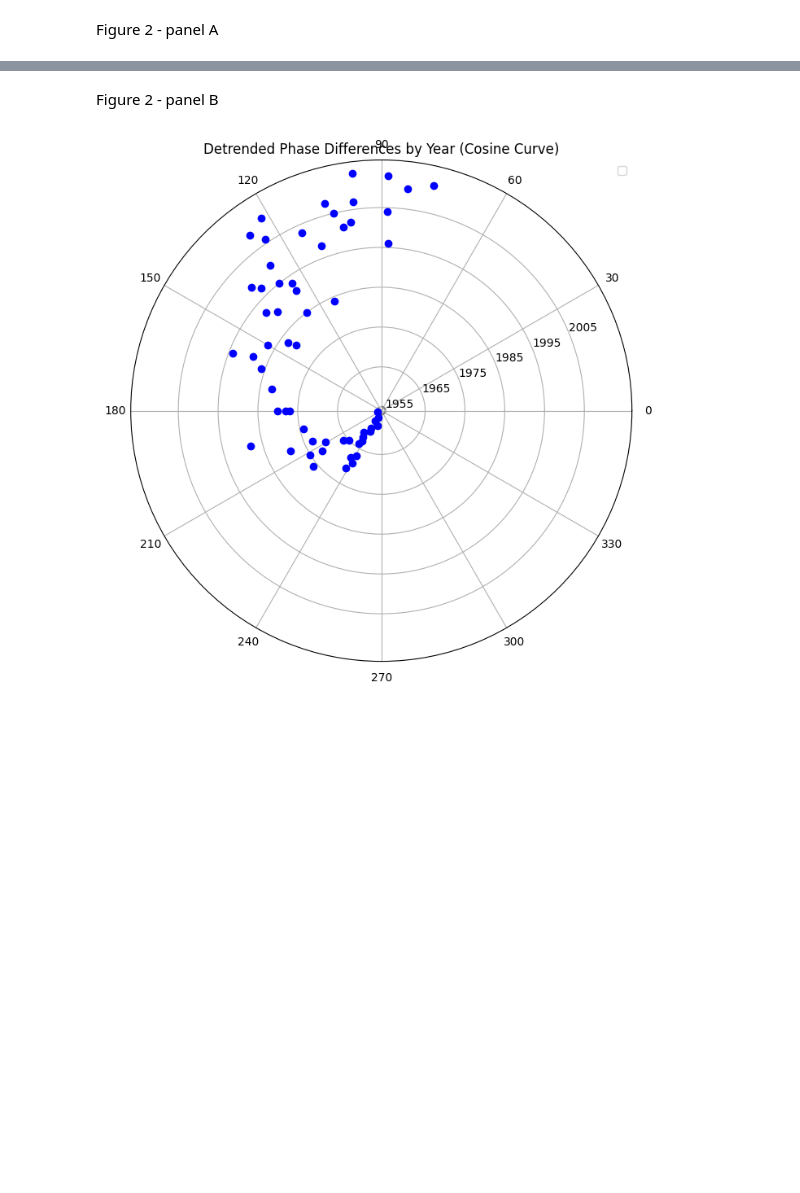
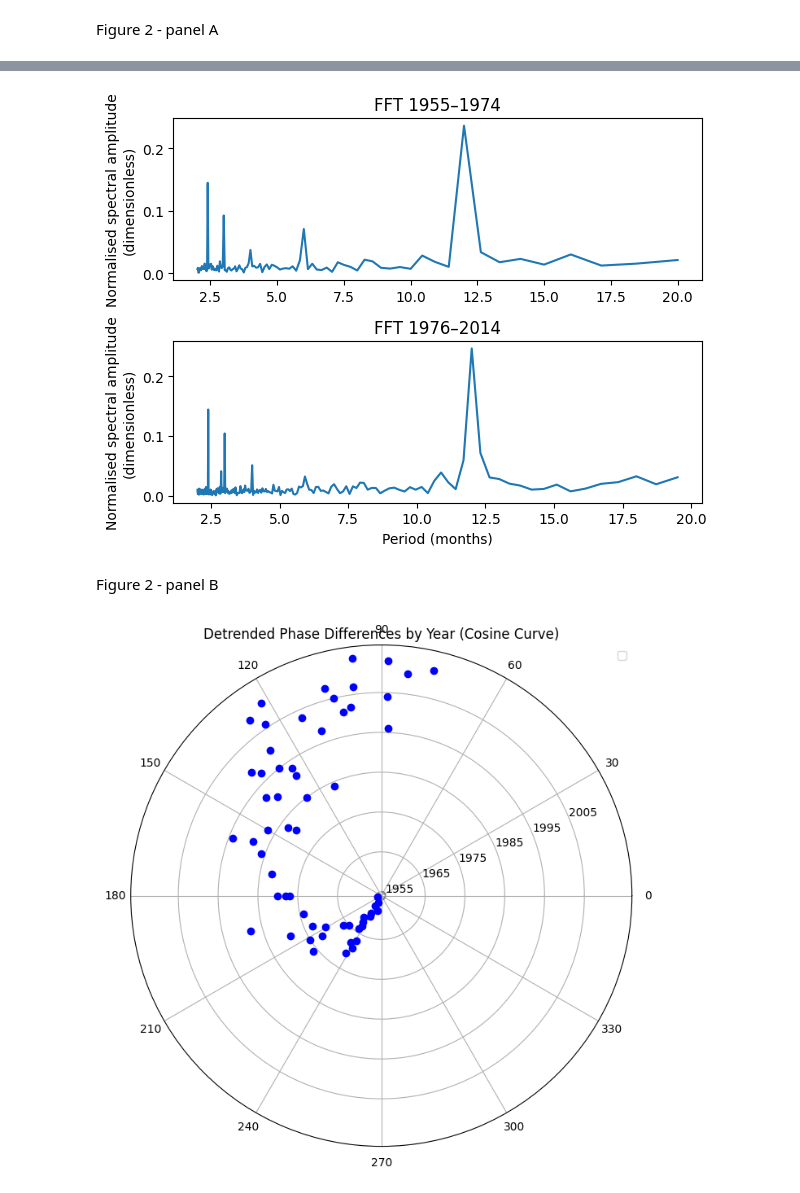
Before and after one commit to comparativechrono/Rephasing-of-Seasonal-Birth-Rates-in-the-United-Kingdom-, a Jupyter notebook: Figures/Figure_2.ipynb, the cells around one changed output, grey strips where cells are left out. Saved outputs shown, nothing was run; the diff lists cells and outputs as text; code cells hidden in the pictures; blank space fills up the shorter version.

```diff
--- a/Figures/Figure_2.ipynb
+++ b/Figures/Figure_2.ipynb
@@ -60,3 +5,82 @@ plt.show()
+# %%
+import pandas as pd
+import numpy as np
+import matplotlib.pyplot as plt
+
+# ------------------------------------------------------------------
+# 1. Load and tidy the data
+# ------------------------------------------------------------------
+data = pd.read_csv("data.csv", names=["Year", "Month", "Births", "PeakConceptionMonth"])
+
+# Title-case month names so that pd.to_datetime parses them reliably
+data["Month"] = data["Month"].str.capitalize()
+
+# Combine Year + Month into a proper datetime index (optional but handy)
+data["Date"] = pd.to_datetime(data["Year"].astype(str) + " " + data["Month"], format="%Y %B")
+
+# ------------------------------------------------------------------
+# 2. Split the data into the two eras of interest
+# ------------------------------------------------------------------
+era1 = data[(data["Year"] >= 1955) & (data["Year"] <= 1974)].reset_index(drop=True)
+era2 = data[(data["Year"] >= 1976) & (data["Year"] <= 2014)].reset_index(drop=True)
+
+# ------------------------------------------------------------------
+# 3. Z-score births within each era
+#    (dimensionless series with mean 0 and SD 1)
+# ------------------------------------------------------------------
+era1_z = (era1["Births"] - era1["Births"].mean()) / era1["Births"].std(ddof=0)
+era2_z = (era2["Births"] - era2["Births"].mean()) / era2["Births"].std(ddof=0)
+
+# ------------------------------------------------------------------
+# 4. FFT and spectral amplitude (normalised by N for comparability)
+# ------------------------------------------------------------------
+N1, N2 = len(era1_z), len(era2_z)
+
+fft1 = np.fft.fft(era1_z)
+fft2 = np.fft.fft(era2_z)
+
+amp1 = np.abs(fft1) / N1      # dimensionless
+amp2 = np.abs(fft2) / N2
+
+# ------------------------------------------------------------------
+# 5. Convert frequencies to periods (months) and keep positive freqs
+# ------------------------------------------------------------------
+freq1 = np.fft.fftfreq(N1)
+freq2 = np.fft.fftfreq(N2)
+
+pos1 = freq1 > 0          # drop the zero (mean) component
+pos2 = freq2 > 0
+
+period1 = 1 / freq1[pos1]
+period2 = 1 / freq2[pos2]
+
+amp1 = amp1[pos1]
+amp2 = amp2[pos2]
+
+# Restrict to periods between 1 and 20 months
+sel1 = (period1 >= 1) & (period1 <= 20)
+sel2 = (period2 >= 1) & (period2 <= 20)
+
+# ------------------------------------------------------------------
+# 6. Plot
+# ------------------------------------------------------------------
+fig, axs = plt.subplots(2)
+
+# Era 1: 1955–1974
+axs[0].plot(period1[sel1], amp1[sel1])
+axs[0].set_title("FFT 1955–1974")
+axs[0].set_ylabel("Normalised spectral amplitude\n(dimensionless)")
+
+# Era 2: 1976–2014
+axs[1].plot(period2[sel2], amp2[sel2])
+axs[1].set_title("FFT 1976–2014")
+axs[1].set_xlabel("Period (months)")
+axs[1].set_ylabel("Normalised spectral amplitude\n(dimensionless)")
+
+plt.tight_layout()
+plt.show()
+# %% [output]
+[figure, added]
 # %% [markdown]
 Figure 2 - panel B
 # %%
```
Also changed, not shown: parts of 1 cell of this notebook.
